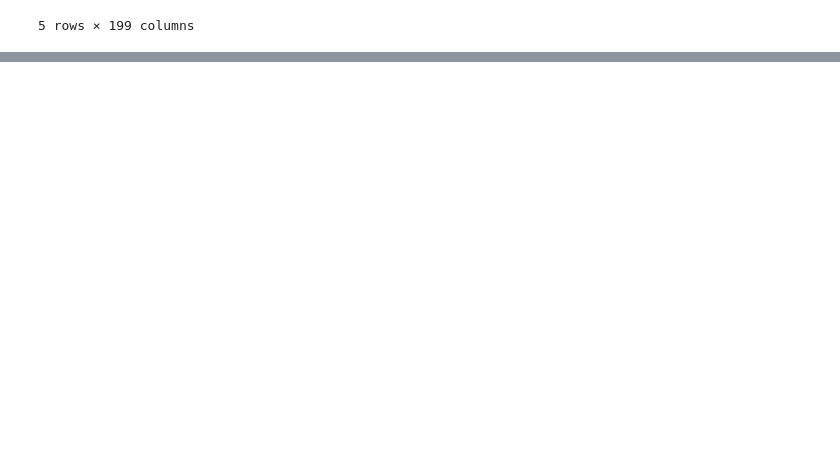
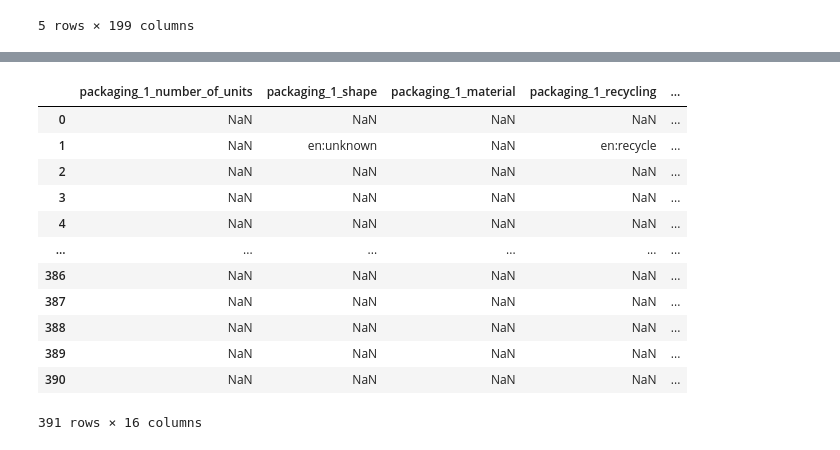
Before and after one commit to anrath/Bytes2Bites, a Jupyter notebook: starter.ipynb, the cells around one changed output, grey strips where cells are left out. Saved outputs shown, nothing was run; the diff lists cells and outputs as text; code cells hidden in the pictures; blank space fills up the shorter version.

```diff
--- a/starter.ipynb
+++ b/starter.ipynb
@@ -17,0 +101,17 @@ with open('data/columns.txt', 'w') as f:
+# %%
+packaging_columns = ["packaging_1_number_of_units", "packaging_1_shape", "packaging_1_material", "packaging_1_recycling", "packaging_1_weight_measured", "packaging_2_number_of_units", "packaging_2_shape", "packaging_2_material", "packaging_2_recycling", "packaging_3_number_of_units", "packaging_3_shape", "packaging_3_material", "packaging_3_recycling", "packaging_4_number_of_units", "packaging_4_shape", "packaging_4_material"]
+df[packaging_columns]
+# %% [output]
+|  | packaging_1_number_of_units | packaging_1_shape | packaging_1_material | packaging_1_recycling | ... |
+| 0 | NaN | NaN | NaN | NaN | ... |
+| 1 | NaN | en:unknown | NaN | en:recycle | ... |
+| 2 | NaN | NaN | NaN | NaN | ... |
+| 3 | NaN | NaN | NaN | NaN | ... |
+| 4 | NaN | NaN | NaN | NaN | ... |
+| ... | ... | ... | ... | ... | ... |
+| 386 | NaN | NaN | NaN | NaN | ... |
+| 387 | NaN | NaN | NaN | NaN | ... |
+| 388 | NaN | NaN | NaN | NaN | ... |
+| 389 | NaN | NaN | NaN | NaN | ... |
+| 390 | NaN | NaN | NaN | NaN | ... |
+391 rows × 16 columns
```
Also changed, not shown: parts of 10 cells of this notebook, 1 other file.
